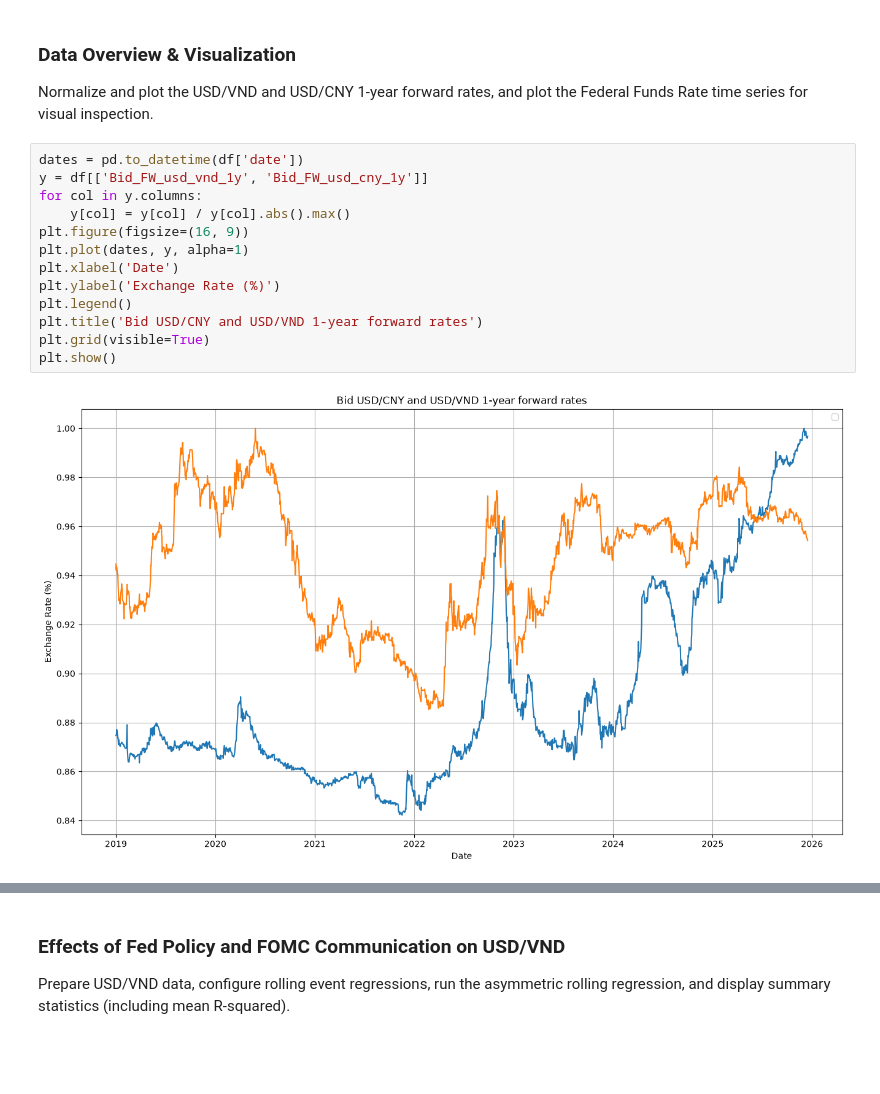
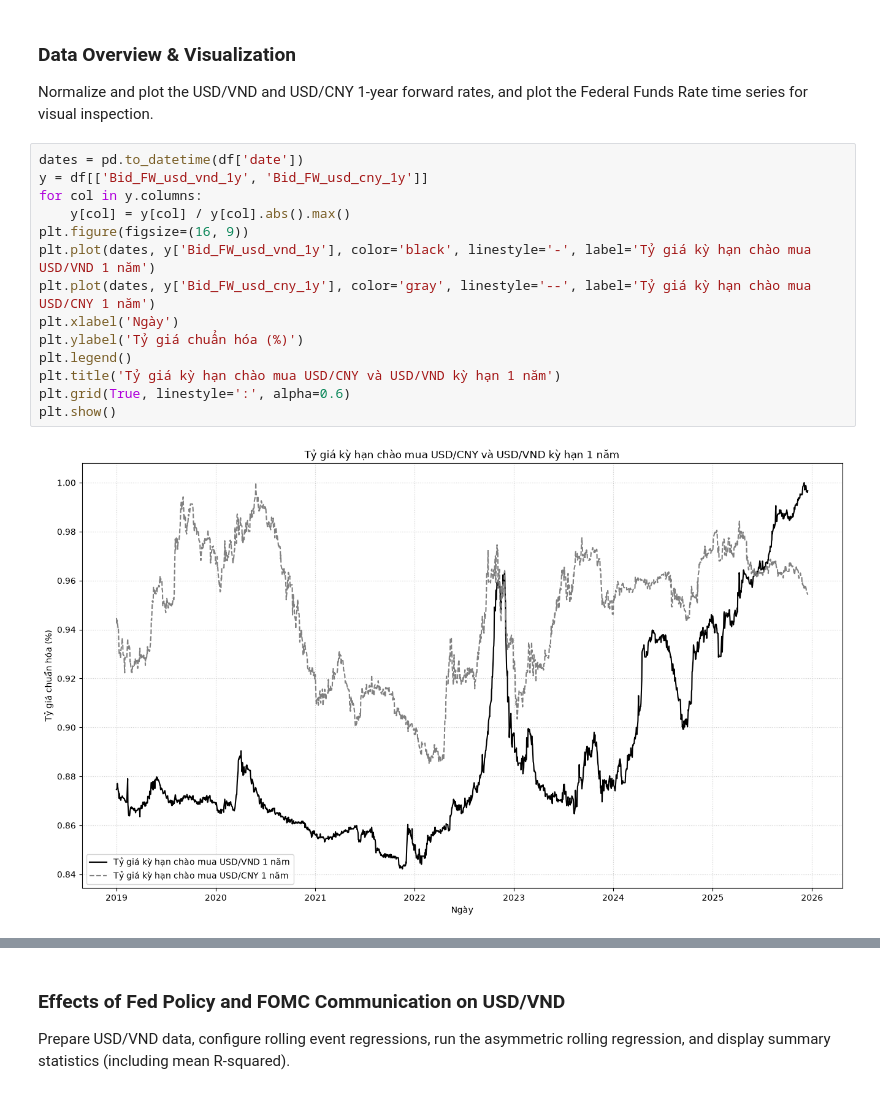
Before and after one commit to tnt1626/fed-action-fed-communication, a Jupyter notebook: src/event_regression.ipynb, the cells around one changed output, grey strips where cells are left out. Cells and saved outputs as stored; diff of their text form; blank space fills up the shorter version.

```diff
--- a/src/event_regression.ipynb
+++ b/src/event_regression.ipynb
@@ -59,16 +71,17 @@ Normalize and plot the USD/VND and USD/CNY 1-year forward rates, and plot the Fe
 # %%
 dates = pd.to_datetime(df['date'])
 y = df[['Bid_FW_usd_vnd_1y', 'Bid_FW_usd_cny_1y']]
 for col in y.columns:
     y[col] = y[col] / y[col].abs().max()
 plt.figure(figsize=(16, 9))
-plt.plot(dates, y, alpha=1)
-plt.xlabel('Date')
-plt.ylabel('Exchange Rate (%)')
+plt.plot(dates, y['Bid_FW_usd_vnd_1y'], color='black', linestyle='-', label='Tỷ giá kỳ hạn chào mua USD/VND 1 năm')
+plt.plot(dates, y['Bid_FW_usd_cny_1y'], color='gray', linestyle='--', label='Tỷ giá kỳ hạn chào mua USD/CNY 1 năm')
+plt.xlabel('Ngày')
+plt.ylabel('Tỷ giá chuẩn hóa (%)')
 plt.legend()
-plt.title('Bid USD/CNY and USD/VND 1-year forward rates')
-plt.grid(visible=True)
+plt.title('Tỷ giá kỳ hạn chào mua USD/CNY và USD/VND kỳ hạn 1 năm')
+plt.grid(True, linestyle=':', alpha=0.6)
 plt.show()
 # %% [output]
-[figure, old version]
+[figure, new version]
 # %%
```
Also changed, not shown: parts of 11 cells of this notebook, 9 other files.
